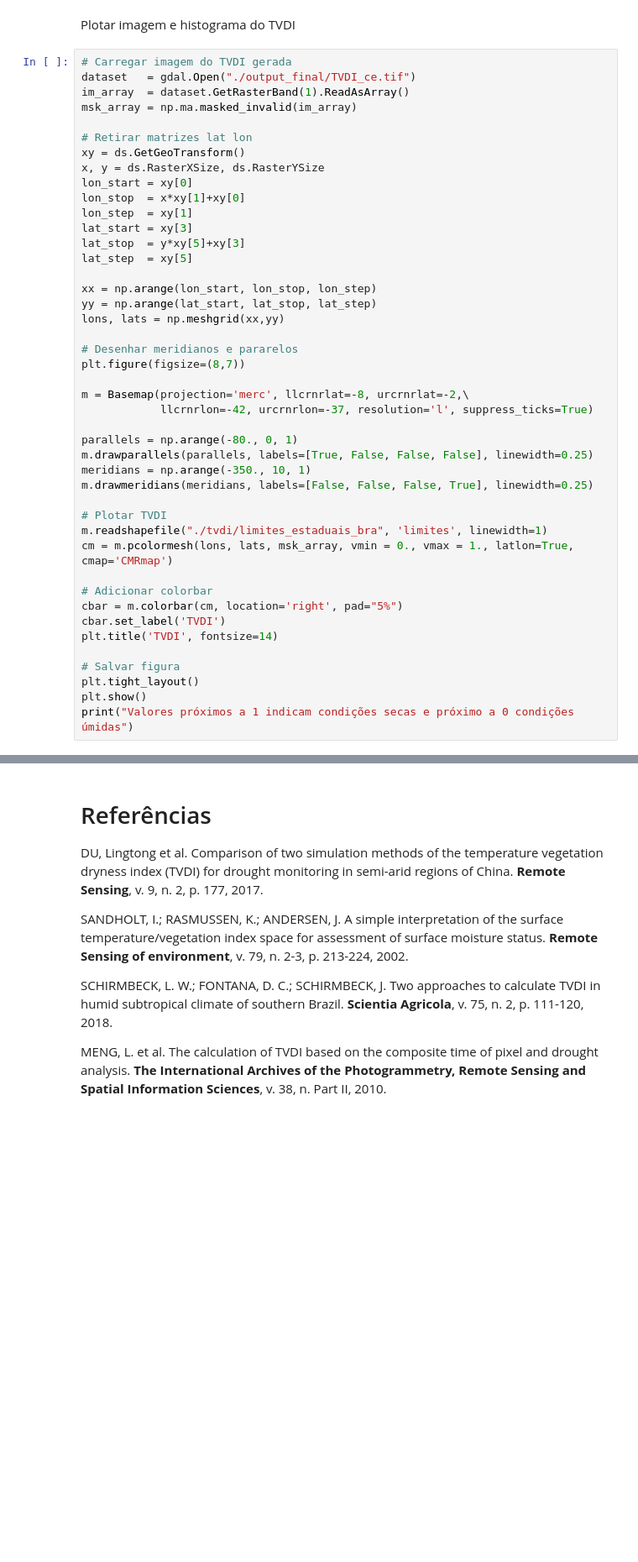
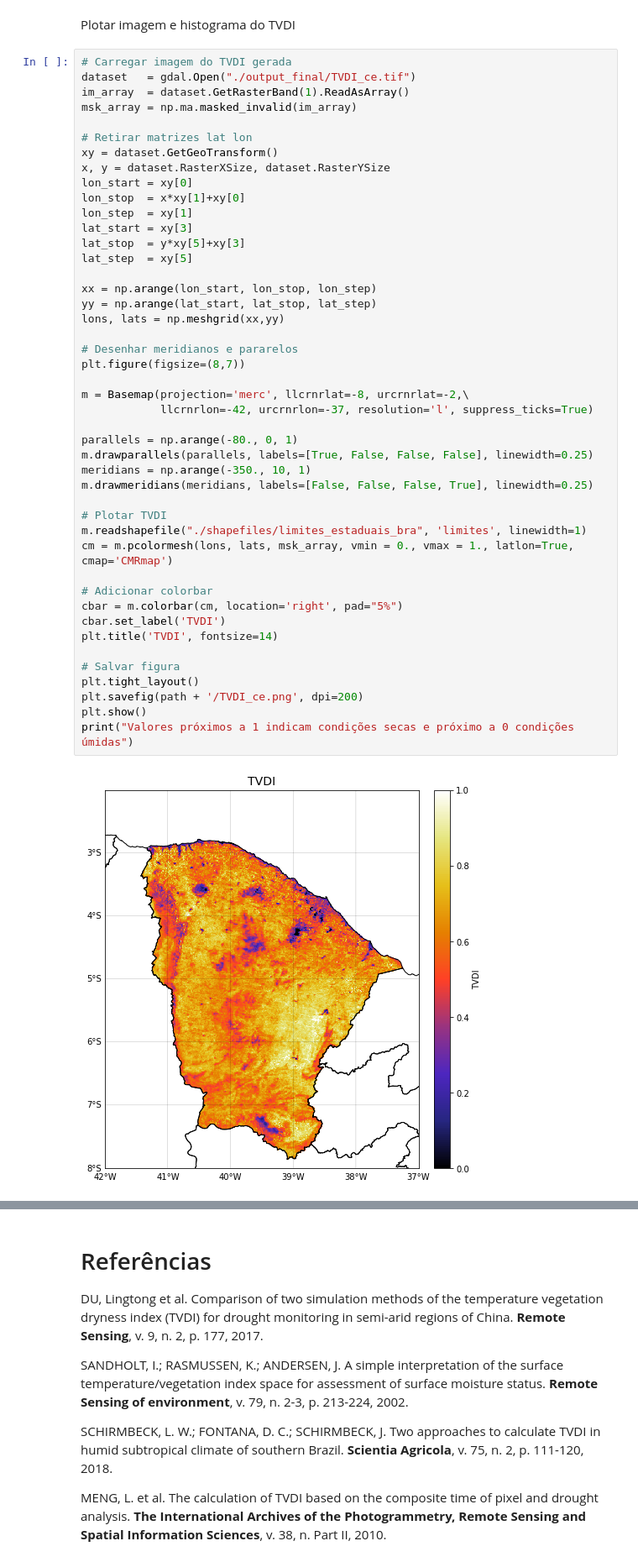
Before and after one commit to dxbezerra/TVDI, a Jupyter notebook: TVDI_projeto_V4.ipynb, the cells around one changed output, grey strips where cells are left out. Shown at 84% size. Drawn from its saved outputs; the diff is of its cells as text; blank space fills up the shorter version.

```diff
--- a/TVDI_projeto_V4.ipynb
+++ b/TVDI_projeto_V4.ipynb
@@ -515,8 +535,8 @@ im_array  = dataset.GetRasterBand(1).ReadAsArray()
 msk_array = np.ma.masked_invalid(im_array)
 
 # Retirar matrizes lat lon
-xy = ds.GetGeoTransform()
-x, y = ds.RasterXSize, ds.RasterYSize
+xy = dataset.GetGeoTransform()
+x, y = dataset.RasterXSize, dataset.RasterYSize
 lon_start = xy[0]
 lon_stop  = x*xy[1]+xy[0]
 lon_step  = xy[1]
@@ -524,31 +544,34 @@ lat_start = xy[3]
 lat_stop  = y*xy[5]+xy[3]
 lat_step  = xy[5]
 
 xx = np.arange(lon_start, lon_stop, lon_step)
 yy = np.arange(lat_start, lat_stop, lat_step)
 lons, lats = np.meshgrid(xx,yy)
 
 # Desenhar meridianos e pararelos
 plt.figure(figsize=(8,7))
 
 m = Basemap(projection='merc', llcrnrlat=-8, urcrnrlat=-2,\
             llcrnrlon=-42, urcrnrlon=-37, resolution='l', suppress_ticks=True)
 
 parallels = np.arange(-80., 0, 1)
 m.drawparallels(parallels, labels=[True, False, False, False], linewidth=0.25)
 meridians = np.arange(-350., 10, 1)
 m.drawmeridians(meridians, labels=[False, False, False, True], linewidth=0.25)
 
 # Plotar TVDI
-m.readshapefile("./tvdi/limites_estaduais_bra", 'limites', linewidth=1)
+m.readshapefile("./shapefiles/limites_estaduais_bra", 'limites', linewidth=1)
 cm = m.pcolormesh(lons, lats, msk_array, vmin = 0., vmax = 1., latlon=True, cmap='CMRmap')
 
 # Adicionar colorbar
 cbar = m.colorbar(cm, location='right', pad="5%")
 cbar.set_label('TVDI')
 plt.title('TVDI', fontsize=14)
 
 # Salvar figura
 plt.tight_layout()
+plt.savefig(path + '/TVDI_ce.png', dpi=200)
 plt.show()
 print("Valores próximos a 1 indicam condições secas e próximo a 0 condições úmidas")
+# %% [output]
+[figure, added]
```
Also changed, not shown: parts of 18 cells of this notebook, 59 other files.
